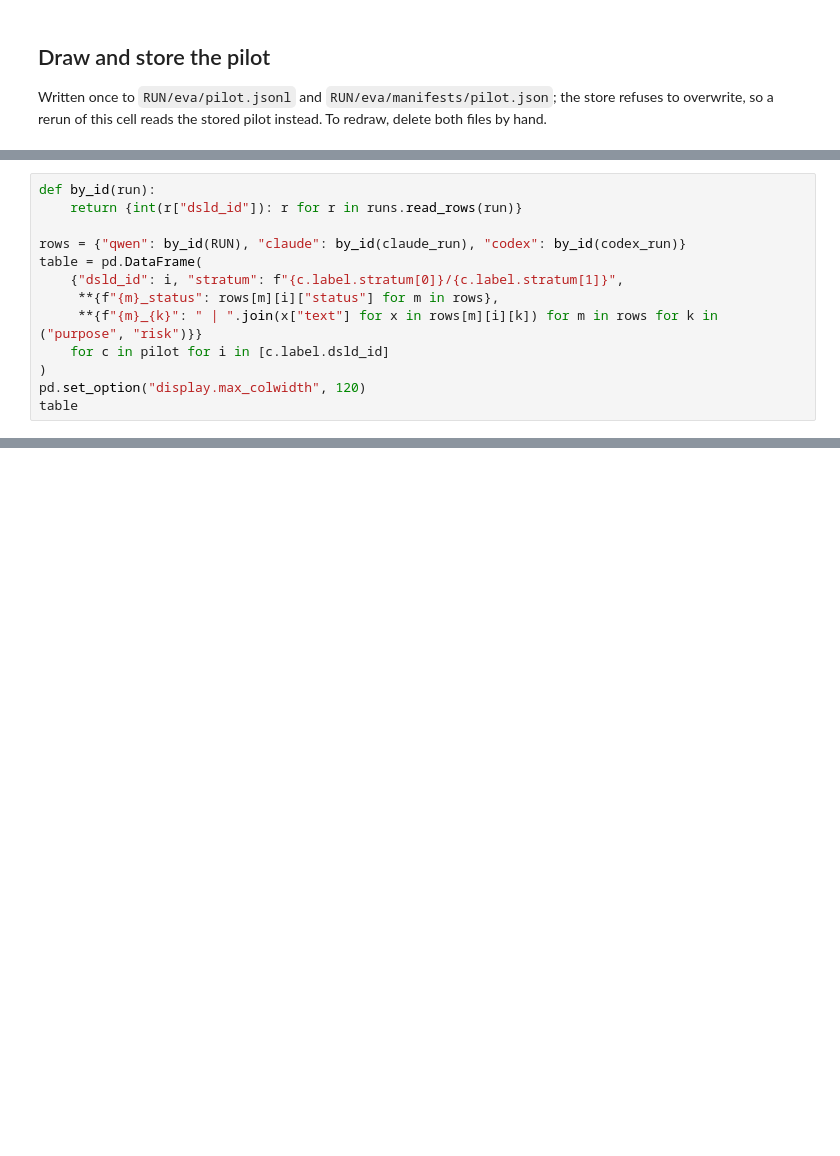
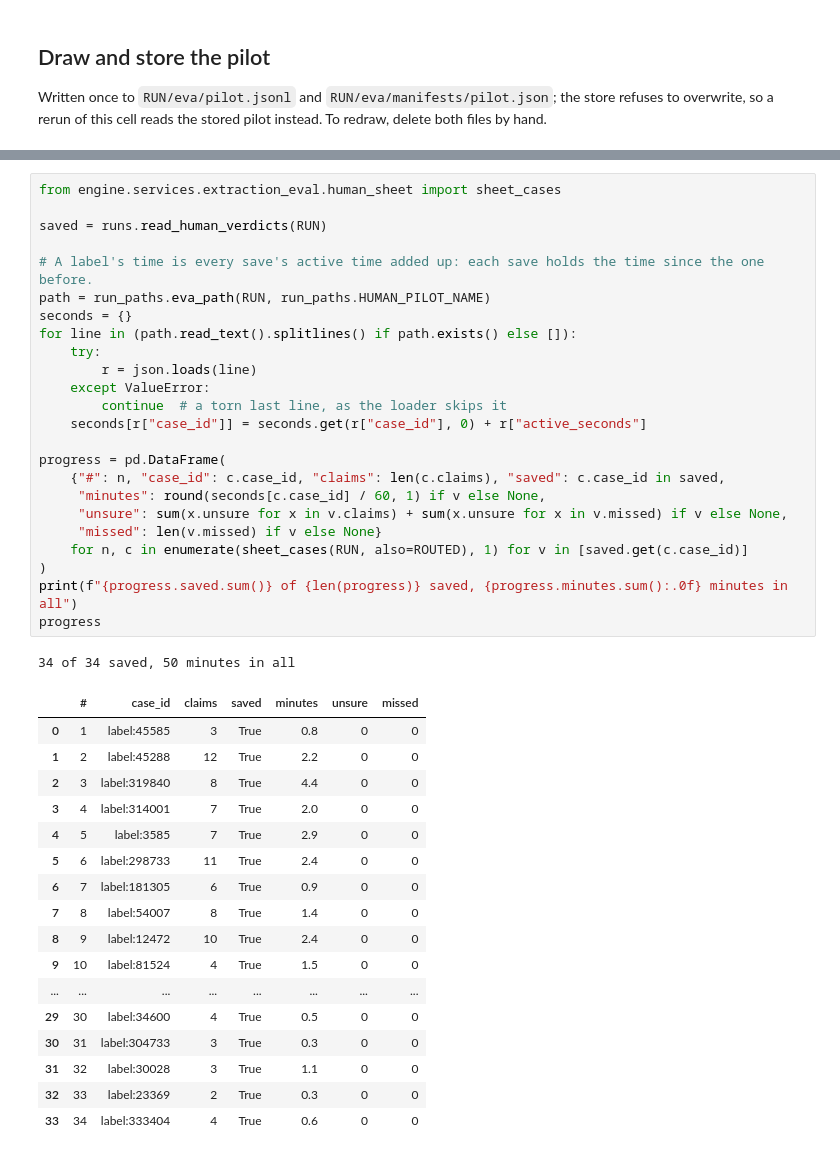
Before and after one commit to liyanfeng129/supplement-kg, a Jupyter notebook: notebooks/16_extraction_eval_pilot.ipynb, the cells around one changed output, grey strips where cells are left out. Drawn from its saved outputs; the diff is of its cells as text; blank space fills up the shorter version.

Commit message:
Run the extraction evaluation pilot in notebook 16
Judges, routing, human sheet and reveal, with the outputs of the run under the
frozen rulebook.

```diff
--- a/notebooks/16_extraction_eval_pilot.ipynb
+++ b/notebooks/16_extraction_eval_pilot.ipynb
@@ -75,13 +83,0 @@ are shown, not dropped.
-# %%
-def by_id(run):
-    return {int(r["dsld_id"]): r for r in runs.read_rows(run)}
-
-rows = {"qwen": by_id(RUN), "claude": by_id(claude_run), "codex": by_id(codex_run)}
-table = pd.DataFrame(
-    {"dsld_id": i, "stratum": f"{c.label.stratum[0]}/{c.label.stratum[1]}",
-     **{f"{m}_status": rows[m][i]["status"] for m in rows},
-     **{f"{m}_{k}": " | ".join(x["text"] for x in rows[m][i][k]) for m in rows for k in ("purpose", "risk")}}
-    for c in pilot for i in [c.label.dsld_id]
-)
-pd.set_option("display.max_colwidth", 120)
-table
@@ -87,0 +553,43 @@ table
+# %%
+from engine.services.extraction_eval.human_sheet import sheet_cases
+
+saved = runs.read_human_verdicts(RUN)
+
+# A label's time is every save's active time added up: each save holds the time since the one before.
+path = run_paths.eva_path(RUN, run_paths.HUMAN_PILOT_NAME)
+seconds = {}
+for line in (path.read_text().splitlines() if path.exists() else []):
+    try:
+        r = json.loads(line)
+    except ValueError:
+        continue  # a torn last line, as the loader skips it
+    seconds[r["case_id"]] = seconds.get(r["case_id"], 0) + r["active_seconds"]
+
+progress = pd.DataFrame(
+    {"#": n, "case_id": c.case_id, "claims": len(c.claims), "saved": c.case_id in saved,
+     "minutes": round(seconds[c.case_id] / 60, 1) if v else None,
+     "unsure": sum(x.unsure for x in v.claims) + sum(x.unsure for x in v.missed) if v else None,
+     "missed": len(v.missed) if v else None}
+    for n, c in enumerate(sheet_cases(RUN, also=ROUTED), 1) for v in [saved.get(c.case_id)]
+)
+print(f"{progress.saved.sum()} of {len(progress)} saved, {progress.minutes.sum():.0f} minutes in all")
+progress
+# %% [output]
+34 of 34 saved, 50 minutes in all
+|  | # | case_id | claims | saved | minutes | unsure | missed |
+| 0 | 1 | label:45585 | 3 | True | 0.8 | 0 | 0 |
+| 1 | 2 | label:45288 | 12 | True | 2.2 | 0 | 0 |
+| 2 | 3 | label:319840 | 8 | True | 4.4 | 0 | 0 |
+| 3 | 4 | label:314001 | 7 | True | 2.0 | 0 | 0 |
+| 4 | 5 | label:3585 | 7 | True | 2.9 | 0 | 0 |
+| 5 | 6 | label:298733 | 11 | True | 2.4 | 0 | 0 |
+| 6 | 7 | label:181305 | 6 | True | 0.9 | 0 | 0 |
+| 7 | 8 | label:54007 | 8 | True | 1.4 | 0 | 0 |
+| 8 | 9 | label:12472 | 10 | True | 2.4 | 0 | 0 |
+| 9 | 10 | label:81524 | 4 | True | 1.5 | 0 | 0 |
+| ... | ... | ... | ... | ... | ... | ... | ... |
+| 29 | 30 | label:34600 | 4 | True | 0.5 | 0 | 0 |
+| 30 | 31 | label:304733 | 3 | True | 0.3 | 0 | 0 |
+| 31 | 32 | label:30028 | 3 | True | 1.1 | 0 | 0 |
+| 32 | 33 | label:23369 | 2 | True | 0.3 | 0 | 0 |
+| 33 | 34 | label:333404 | 4 | True | 0.6 | 0 | 0 |
```
Also changed, not shown: parts of 21 cells of this notebook.
